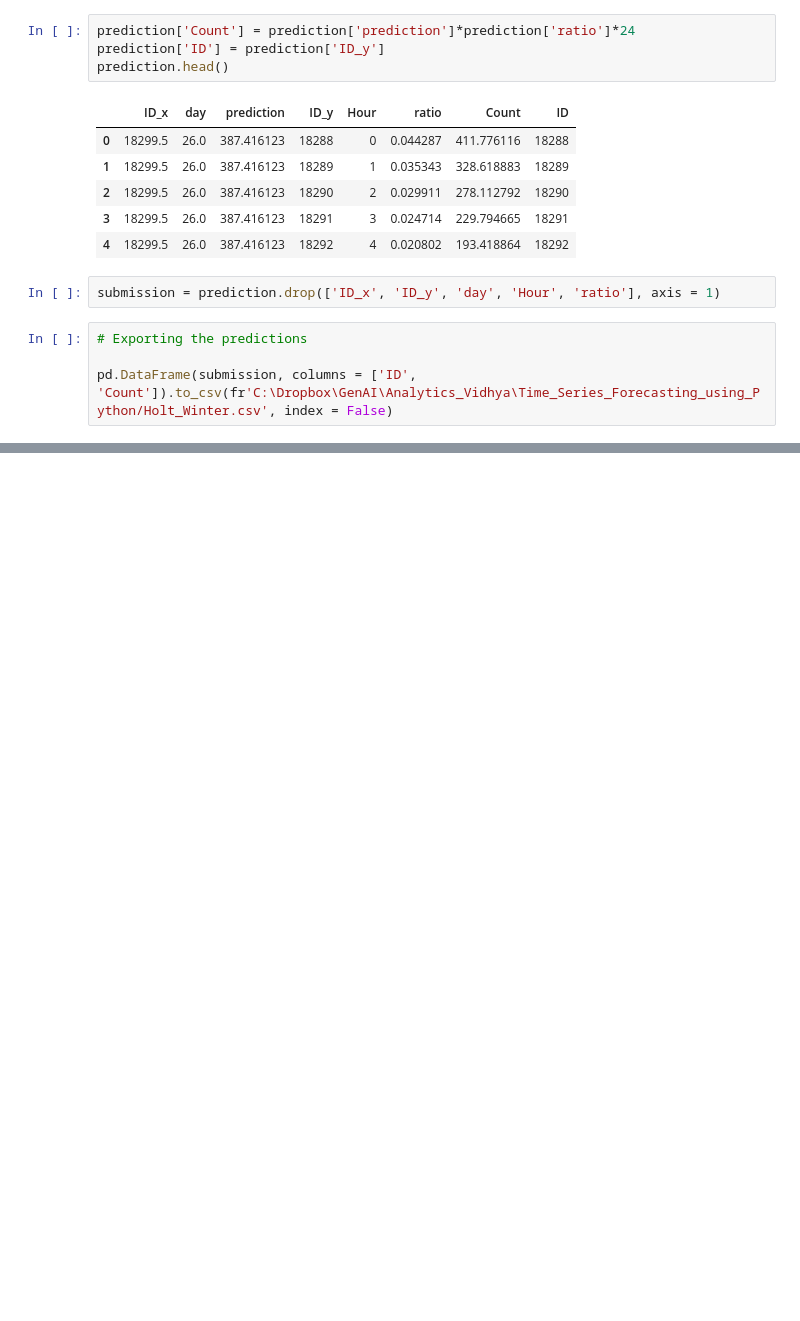
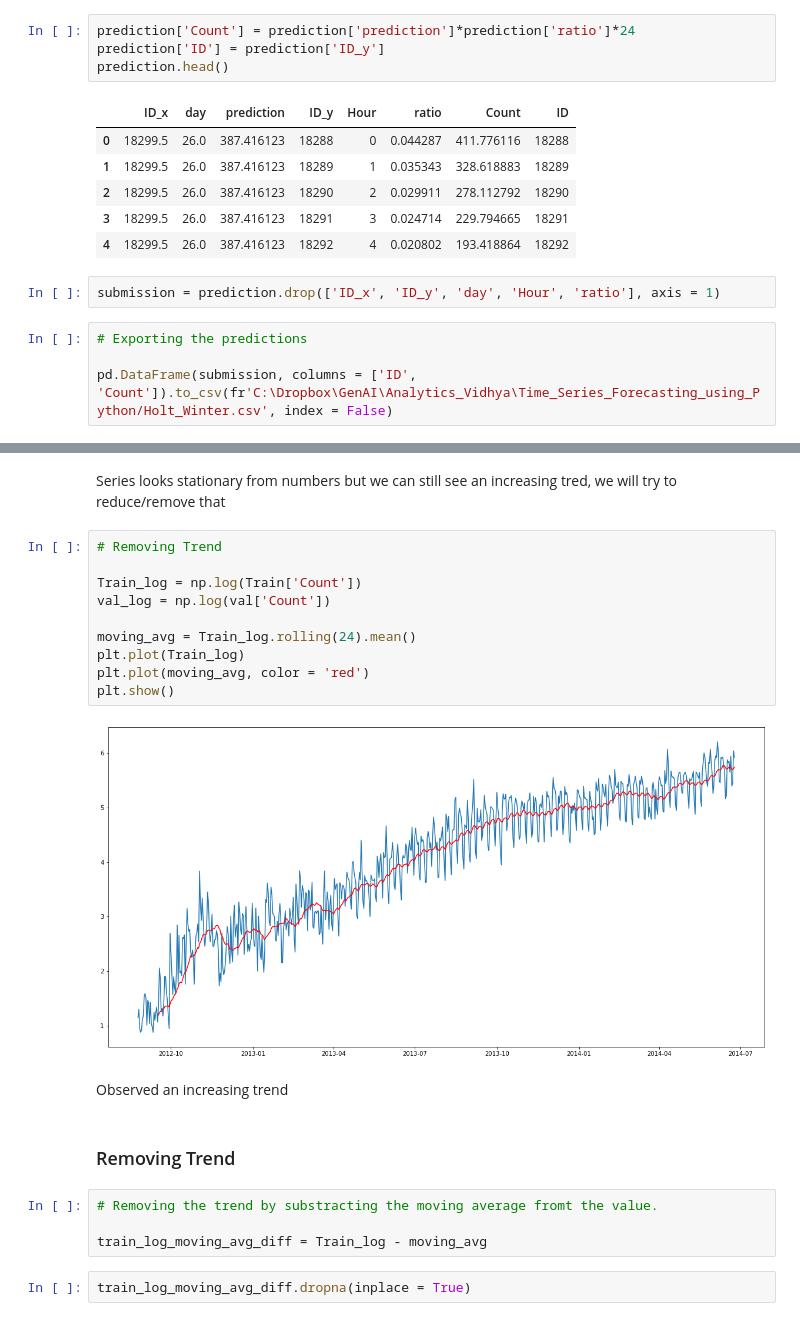
Before and after one commit to AnshuLodha007/Unicorn_Hackathon, a Jupyter notebook: Solution.ipynb, the cells around one changed output, grey strips where cells are left out. Drawn from its saved outputs; the diff is of its cells as text; blank space fills up the shorter version.

```diff
--- a/Solution.ipynb
+++ b/Solution.ipynb
@@ -710,0 +767,24 @@ pd.DataFrame(submission, columns = ['ID', 'Count']).to_csv(fr'C:\Dropbox\GenAI\A
+# %% [markdown]
+Series looks stationary from numbers but we can still see an increasing tred, we will try to reduce/remove that
+# %%
+# Removing Trend
+
+Train_log = np.log(Train['Count'])
+val_log = np.log(val['Count'])
+
+moving_avg = Train_log.rolling(24).mean()
+plt.plot(Train_log)
+plt.plot(moving_avg, color = 'red')
+plt.show()
+# %% [output]
+[figure, added]
+# %% [markdown]
+Observed an increasing trend
+# %% [markdown]
+### Removing Trend
+# %%
+# Removing the trend by substracting the moving average fromt the value.
+
+train_log_moving_avg_diff = Train_log - moving_avg
+# %%
+train_log_moving_avg_diff.dropna(inplace = True)
```
Also changed, not shown: parts of 13 cells of this notebook.
